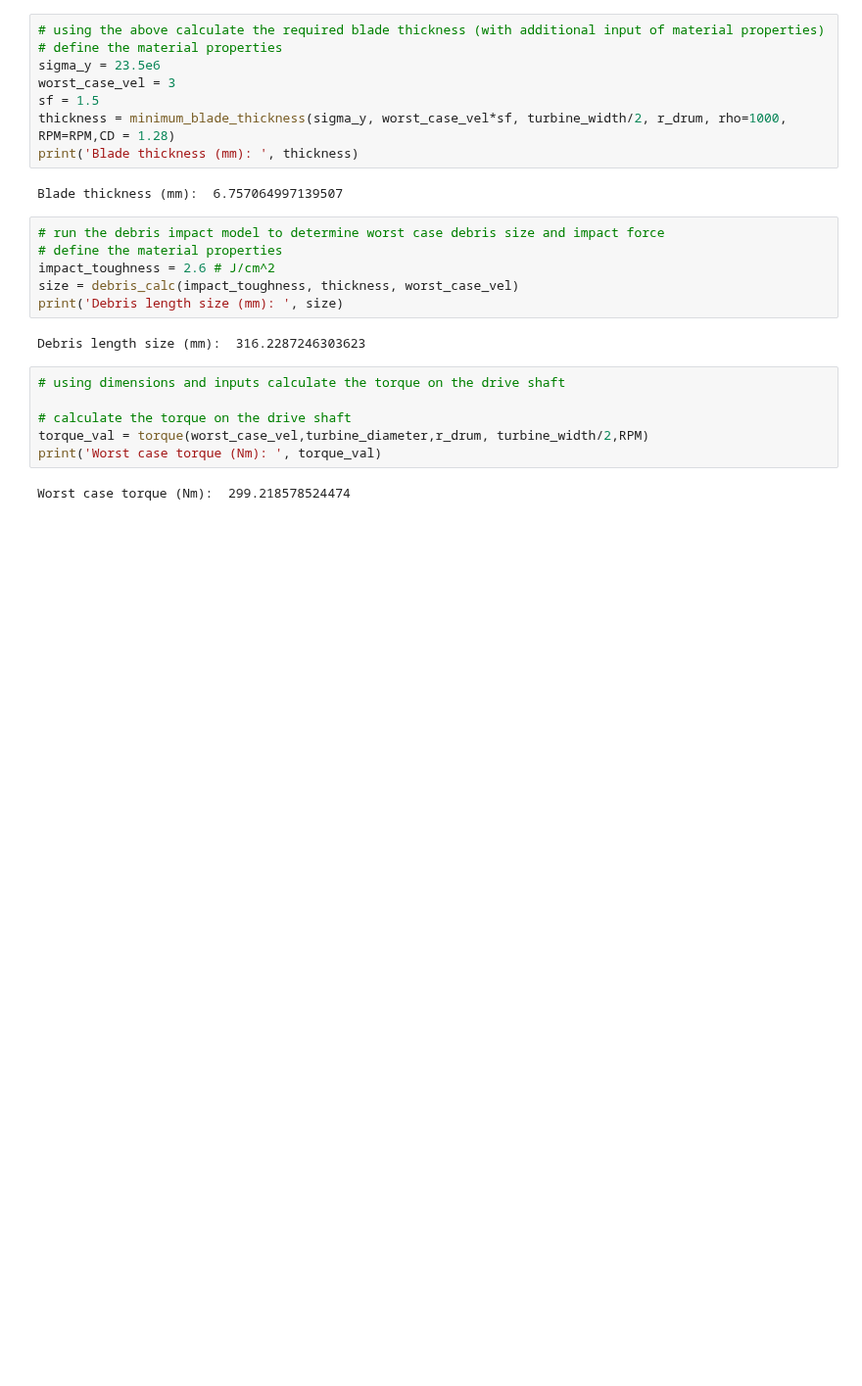
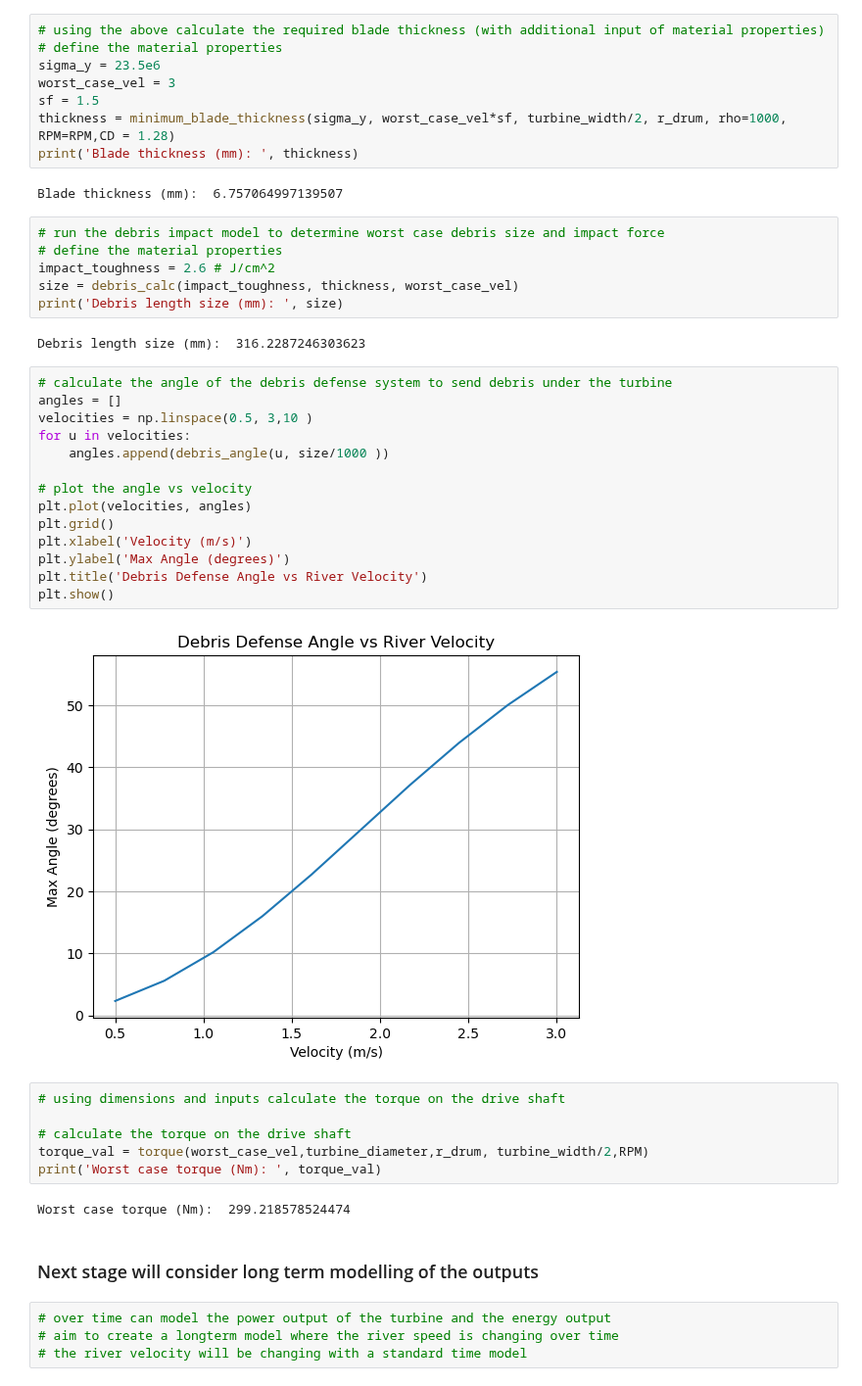
Before and after one commit to pilipb/DP5-code, a Jupyter notebook: main.ipynb, the cells around one changed output. Shown at 98% size. Cells and saved outputs as stored; diff of their text form; blank space fills up the shorter version.

Commit message:
debris defense angle added

```diff
--- a/main.ipynb
+++ b/main.ipynb
@@ -120,6 +120,22 @@ size = debris_calc(impact_toughness, thickness, worst_case_vel)
 print('Debris length size (mm): ', size)
 # %% [output]
 Debris length size (mm):  316.2287246303623
+# %%
+# calculate the angle of the debris defense system to send debris under the turbine
+angles = []
+velocities = np.linspace(0.5, 3,10 )
+for u in velocities:
+    angles.append(debris_angle(u, size/1000 ))
+
+# plot the angle vs velocity
+plt.plot(velocities, angles)
+plt.grid()
+plt.xlabel('Velocity (m/s)')
+plt.ylabel('Max Angle (degrees)')
+plt.title('Debris Defense Angle vs River Velocity')
+plt.show()
+# %% [output]
+[figure, added]
 # %%
 # using dimensions and inputs calculate the torque on the drive shaft
 
@@ -128,3 +144,9 @@ torque_val = torque(worst_case_vel,turbine_diameter,r_drum, turbine_width/2,RPM)
 print('Worst case torque (Nm): ', torque_val)
 # %% [output]
 Worst case torque (Nm):  299.218578524474
+# %% [markdown]
+### Next stage will consider long term modelling of the outputs
+# %%
+# over time can model the power output of the turbine and the energy output
+# aim to create a longterm model where the river speed is changing over time
+# the river velocity will be changing with a standard time model
```
Also changed, not shown: parts of 1 cell of this notebook, 1 other file.
